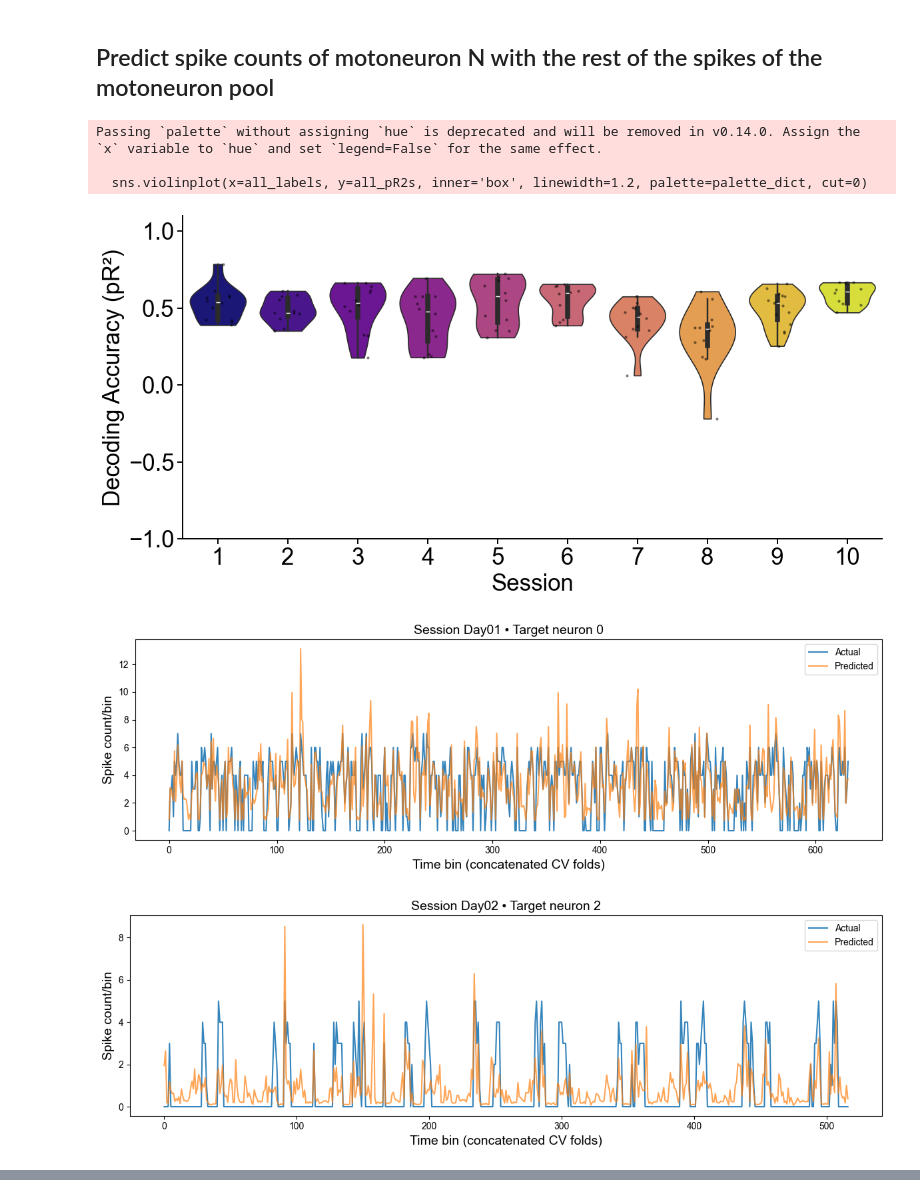
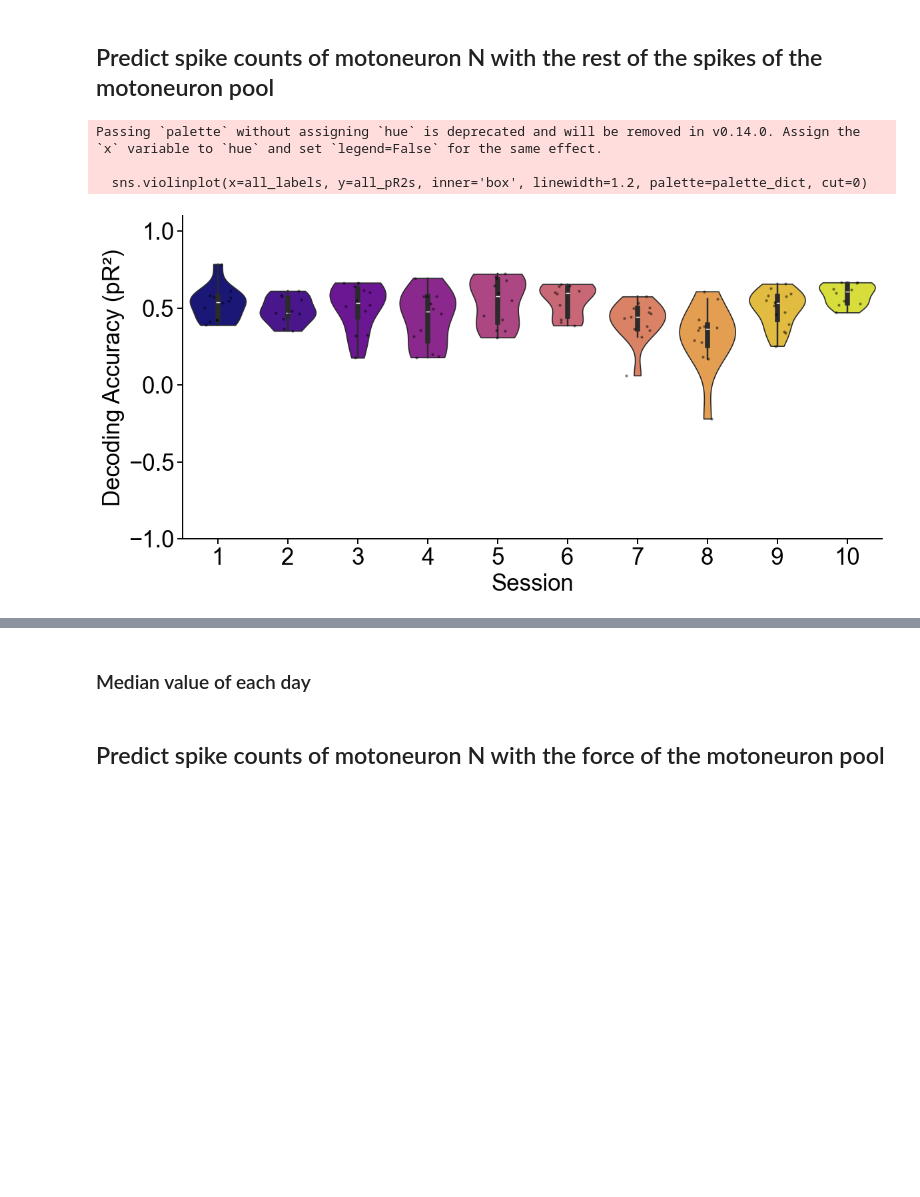
Before and after one commit to natmtc/flexible-motoneuron-control, a Jupyter notebook: GLM.ipynb, the cells around one changed output, grey strips where cells are left out. Drawn from its saved outputs; the diff is of its cells as text; code cells hidden in the pictures; blank space fills up the shorter version.

```diff
--- a/GLM.ipynb
+++ b/GLM.ipynb
@@ -479,23 +479,23 @@ session_files6 = {
 # %%
 from functions_experimental_data_Bräckleinexp.GLM_analysis_spikes_pred import *
 
-# === Parameters ===
+# Subject we are interested in studying
 folder_path   = '/Users/nmt121/Desktop/DATA/S7/'
 session_files = session_files7
 fsamp = 2048
-bin_size_ms = 500
-alpha_fixed = 0.1
+bin_size_ms = 500 # meets Poisson distribution
+alpha_fixed = 0.1 #regularization
 outer_kf = KFold(n_splits=10, shuffle=True, random_state=42)
 
 # permissive per-fold guards
-MIN_BINS_TEST   = 10
-MIN_NONZERO_TEST = 5
+MIN_BINS_TEST   = 10   # was effectively higher before
+MIN_NONZERO_TEST = 5   # relaxed from 20
 
-# === Outputs ===
+# Outputs
 session_results = {}
 session_predictions = {}
 
-# === Main loop ===
+########## RUN GLM ##########
 for session, pkl_files in session_files.items():
     session_pR2 = []
     trial_data_list = []
@@ -512,7 +512,7 @@ for session, pkl_files in session_files.items():
         if X_all is None or Y_all is None:
             continue
 
-        # ignore rare large counts, but be adaptive, use 99th percentile as cutoff
+        #  ignore rare large counts that are not usual, using 99th percentile as cutoff
         y_max = max(2, int(np.floor(np.percentile(Y_all, 99))))
         keep_idx = np.where(Y_all <= y_max)[0]
 
@@ -535,12 +535,9 @@ for session, pkl_files in session_files.items():
             Ytr, Yte = Y[train_idx], Y[test_idx]
 
             if (Yte > 0).sum() < MIN_NONZERO_TEST:
-                continue  # avoid degenerate scoring folds
+                continue
 
-            pipe = make_pipeline(
-                StandardScaler(with_mean=True),
-                PoissonRegressor(alpha=alpha_fixed, max_iter=1000)
-            )
+            pipe = make_pipeline(StandardScaler(with_mean=True),PoissonRegressor(alpha=alpha_fixed, max_iter=1000))
             pipe.fit(Xtr, Ytr)
 
             Y_pred = pipe.predict(Xte)
@@ -561,61 +558,51 @@ for session, pkl_files in session_files.items():
         session_results[session] = session_pR2
 
 # === Plot Results (pR² across sessions) ===
+
 plt.figure(figsize=(12,6));
 plt.rcParams.update({'font.family':'Arial'})
-
 all_pR2s, all_labels, simplified_labels = [], [], {}
 
 for s in session_results.keys():
-    m = re.search(r'(\d+)', s)
+    m = re.search(r'(\d+)', s);
     simplified_labels[s] = str(int(m.group(1))) if m else s
 
 for s, vals in session_results.items():
-    all_pR2s.extend(vals)
+    all_pR2s.extend(vals);
     all_labels.extend([simplified_labels[s]]*len(vals))
 
 unique_sessions = sorted(set(all_labels), key=lambda x:int(x))
+
 N = len(unique_sessions)
 cmap = plt.get_cmap('plasma')
-
 colors = [cmap(i/max(N-1,1)) for i in range(N)]
-
 palette_dict = dict(zip(unique_sessions, colors))
-
 sns.violinplot(x=all_labels, y=all_pR2s, inner='box', linewidth=1.2, palette=palette_dict, cut=0)
 sns.stripplot(x=all_labels, y=all_pR2s, color='k', size=3, jitter=0.2, alpha=0.5)
-
 ax = plt.gca()
 for sp in ax.spines.values(): sp.set_linewidth(1.4)
 plt.tick_params(width=1.4, length=6, labelsize=25)
-plt.xlabel("Session", fontsize=25)
-plt.ylabel("Decoding Accuracy (pR²)", fontsize=25)
-plt.ylim([-1, 1.1])
-sns.despine(top=True, right=True); plt.tight_layout();
+plt.xlabel("Session", fontsize=25); plt.ylabel("Decoding Accuracy (pR²)", fontsize=25)
+plt.ylim([-1, 1.1]); sns.despine(top=True, right=True); plt.tight_layout();
 
-fname = os.path.join('/Users/nmt121/Desktop/Figures/GLM/GLM_good/', "pR2_violin7.pdf")   # or .png, .svg
-plt.savefig(fname, dpi=300, bbox_inches="tight")
+# fname = os.path.join('/Users/nmt121/Desktop/Figures/GLM/GLM_good/', "pR2_violin7.pdf")   # or .png, .svg
+# plt.savefig(fname, dpi=300, bbox_inches="tight")
 plt.show()
 
-# === Example time series ===
-for session in session_predictions.keys():
-    if not session_predictions[session]: continue
-    ap = session_predictions[session][0]
-    actual, pred, tidx = ap['actual'], ap['pred'], ap['target_idx']
-    plt.figure(figsize=(12,4)); plt.rcParams.update({'font.family':'Arial'})
-    plt.plot(actual, label="Actual ", alpha=0.9)
-    plt.plot(pred,   label="Predicted",          alpha=0.7)
-    plt.xlabel("Time bin (concatenated CV folds)", fontsize=14)
-    plt.ylabel("Spike count/bin", fontsize=14)
-    plt.title(f"Session {session} • Target neuron {tidx}", fontsize=14)
-    plt.legend(); plt.tight_layout(); plt.show()
-    # fname = f"{session}_neuron{tidx}_actual_vs_pred.pdf"
-    # plt.savefig(os.path.join(out_dir, fname), dpi=300)
-)
+# # === Example time series ===
+# for session in session_predictions.keys():
+#     if not session_predictions[session]: continue
+#     ap = session_predictions[session][0]
+#     actual, pred, tidx = ap['actual'], ap['pred'], ap['target_idx']
+#     plt.figure(figsize=(12,4)); plt.rcParams.update({'font.family':'Arial'})
+#     plt.plot(actual, label="Actual ", alpha=0.9)
+#     plt.plot(pred,   label="Predicted",          alpha=0.7)
+#     plt.xlabel("Time bin (concatenated CV folds)", fontsize=14)
+#     plt.ylabel("Spike count/bin", fontsize=14)
+#     plt.title(f"Session {session} • Target neuron {tidx}", fontsize=14)
+#     plt.legend(); plt.tight_layout(); plt.show()
 # %% [output]
 Passing `palette` without assigning `hue` is deprecated and will be removed in v0.14.0. Assign the `x` variable to `hue` and set `legend=False` for the same effect.
 
   sns.violinplot(x=all_labels, y=all_pR2s, inner='box', linewidth=1.2, palette=palette_dict, cut=0)
-[figure, old version]
+[figure, new version]
-[figure, removed]
-[figure, removed]
@@ -629,0 +609,2 @@ Passing `palette` without assigning `hue` is deprecated and will be removed in v
+# %% [markdown]
+### Median value of each day
@@ -630 +632,3 @@ Passing `palette` without assigning `hue` is deprecated and will be removed in v
+# %% [markdown]
+## Predict spike counts of motoneuron N with the force of the motoneuron pool
 # %%
```
Also changed, not shown: parts of 9 cells of this notebook, 2 other files.
